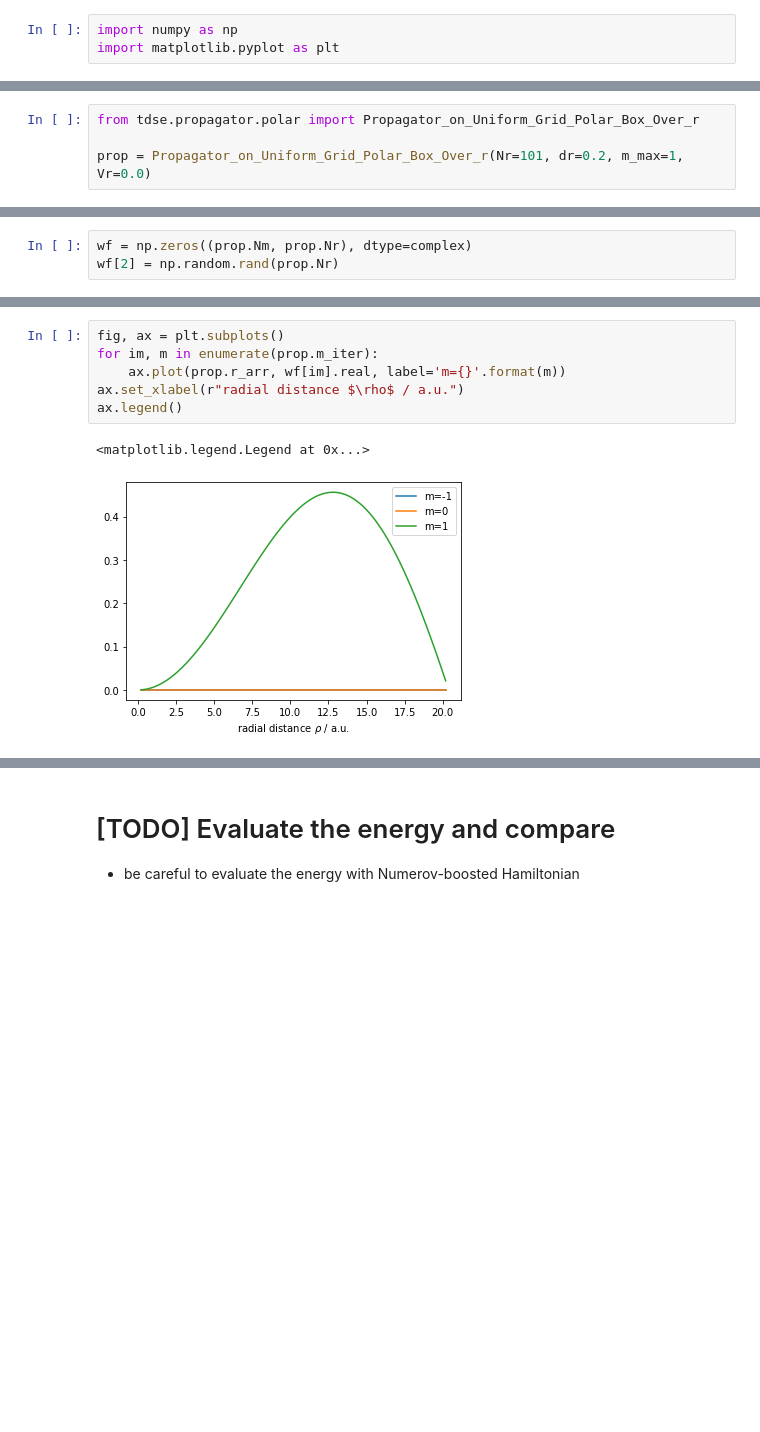
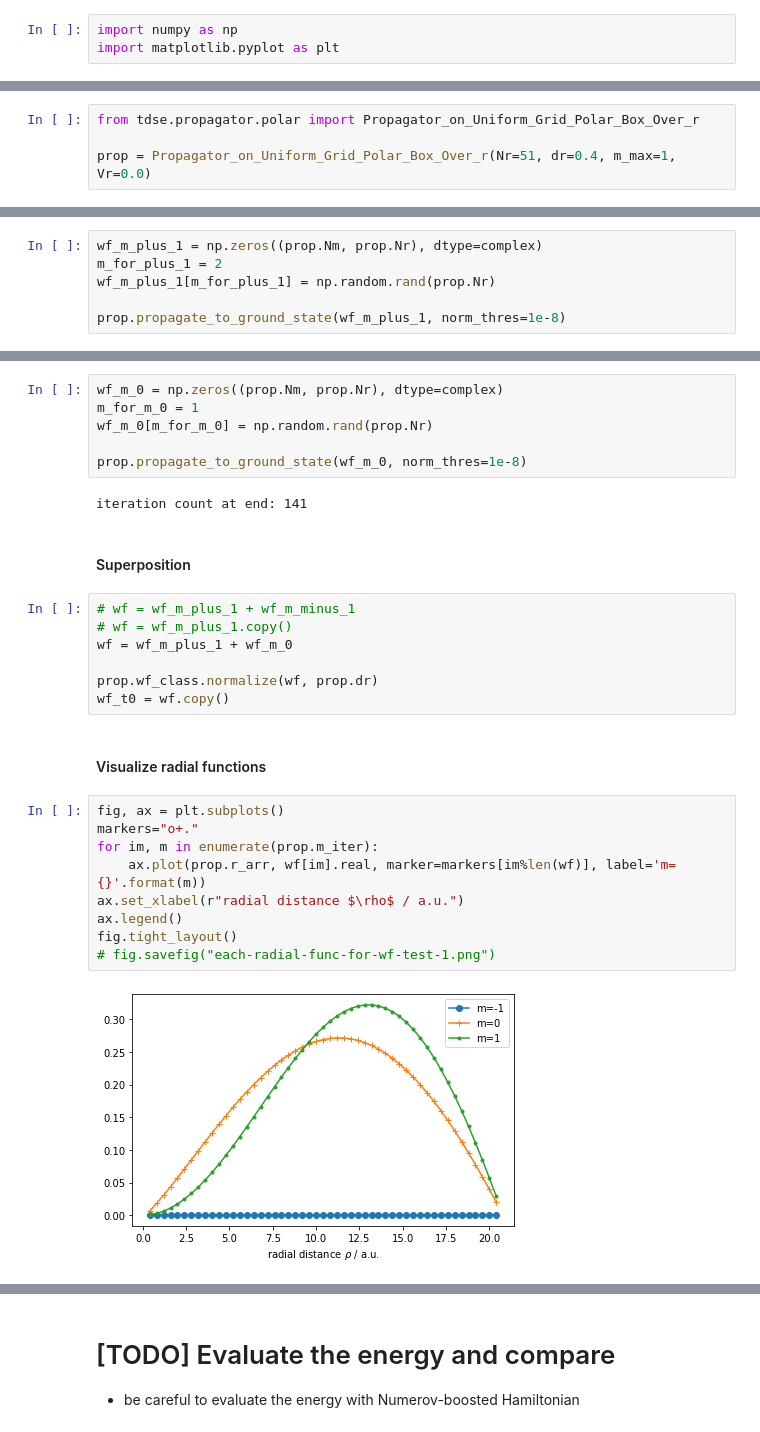
Before and after one commit to jam31118/propagator, a Jupyter notebook: 2d-polar/using-r-Rm/propagator-dev.ipynb, the cells around one changed output, grey strips where cells are left out. Saved outputs shown, nothing was run; the diff lists cells and outputs as text; blank space fills up the shorter version.

```diff
--- a/2d-polar/using-r-Rm/propagator-dev.ipynb
+++ b/2d-polar/using-r-Rm/propagator-dev.ipynb
@@ -195,4 +4,4 @@ import matplotlib.pyplot as plt
 # %%
 from tdse.propagator.polar import Propagator_on_Uniform_Grid_Polar_Box_Over_r
 
-prop = Propagator_on_Uniform_Grid_Polar_Box_Over_r(Nr=101, dr=0.2, m_max=1, Vr=0.0)
+prop = Propagator_on_Uniform_Grid_Polar_Box_Over_r(Nr=51, dr=0.4, m_max=1, Vr=0.0)
@@ -199,3 +12,6 @@ prop = Propagator_on_Uniform_Grid_Polar_Box_Over_r(Nr=101, dr=0.2, m_max=1, Vr=0
 # %%
-wf = np.zeros((prop.Nm, prop.Nr), dtype=complex)
-wf[2] = np.random.rand(prop.Nr)
+wf_m_plus_1 = np.zeros((prop.Nm, prop.Nr), dtype=complex)
+m_for_plus_1 = 2
+wf_m_plus_1[m_for_plus_1] = np.random.rand(prop.Nr)
+
+prop.propagate_to_ground_state(wf_m_plus_1, norm_thres=1e-8)
@@ -206,9 +28,30 @@ iteration count at end: 331
+# %%
+wf_m_0 = np.zeros((prop.Nm, prop.Nr), dtype=complex)
+m_for_m_0 = 1
+wf_m_0[m_for_m_0] = np.random.rand(prop.Nr)
+
+prop.propagate_to_ground_state(wf_m_0, norm_thres=1e-8)
+# %% [output]
+iteration count at end: 141
+# %% [markdown]
+#### Superposition
+# %%
+# wf = wf_m_plus_1 + wf_m_minus_1
+# wf = wf_m_plus_1.copy()
+wf = wf_m_plus_1 + wf_m_0
+
+prop.wf_class.normalize(wf, prop.dr)
+wf_t0 = wf.copy()
+# %% [markdown]
+#### Visualize radial functions
 # %%
 fig, ax = plt.subplots()
+markers="o+."
 for im, m in enumerate(prop.m_iter):
-    ax.plot(prop.r_arr, wf[im].real, label='m={}'.format(m))
+    ax.plot(prop.r_arr, wf[im].real, marker=markers[im%len(wf)], label='m={}'.format(m))
 ax.set_xlabel(r"radial distance $\rho$ / a.u.")
 ax.legend()
+fig.tight_layout()
+# fig.savefig("each-radial-func-for-wf-test-1.png")
 # %% [output]
-<matplotlib.legend.Legend at 0x...>
-[figure, old version]
+[figure, new version]
```
Also changed, not shown: parts of 19 cells of this notebook.
